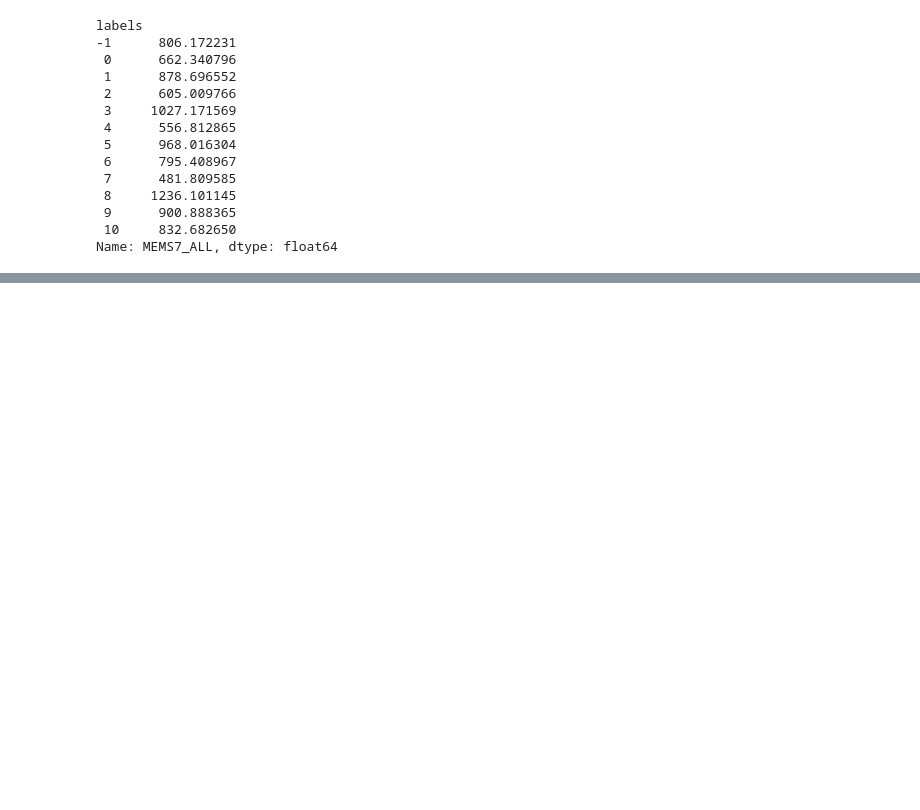
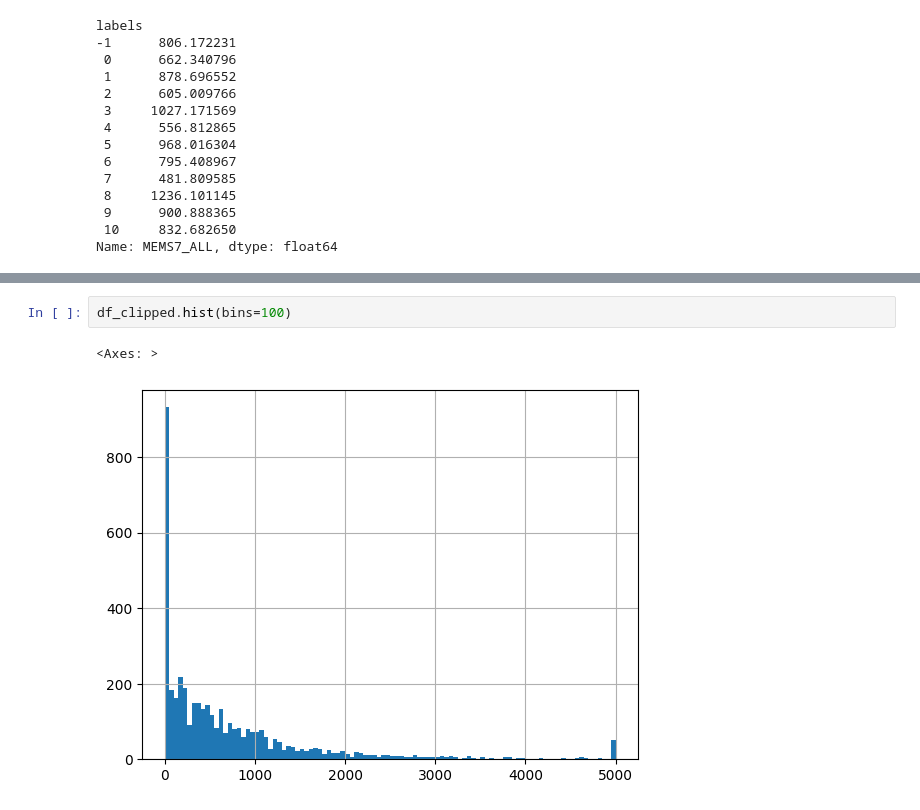
Before and after one commit to ferguswatson39/london_sport2, a Jupyter notebook: exploration/exploration_files/eda.ipynb, the cells around one changed output, grey strips where cells are left out. Saved outputs shown, nothing was run; the diff lists cells and outputs as text; blank space fills up the shorter version.

```diff
--- a/exploration/exploration_files/eda.ipynb
+++ b/exploration/exploration_files/eda.ipynb
@@ -324,0 +369,5 @@ Name: MEMS7_ALL, dtype: float64
+# %%
+df_clipped.hist(bins=100)
+# %% [output]
+<Axes: >
+[figure, added]
```
Also changed, not shown: parts of 23 cells of this notebook, 1 other file.
